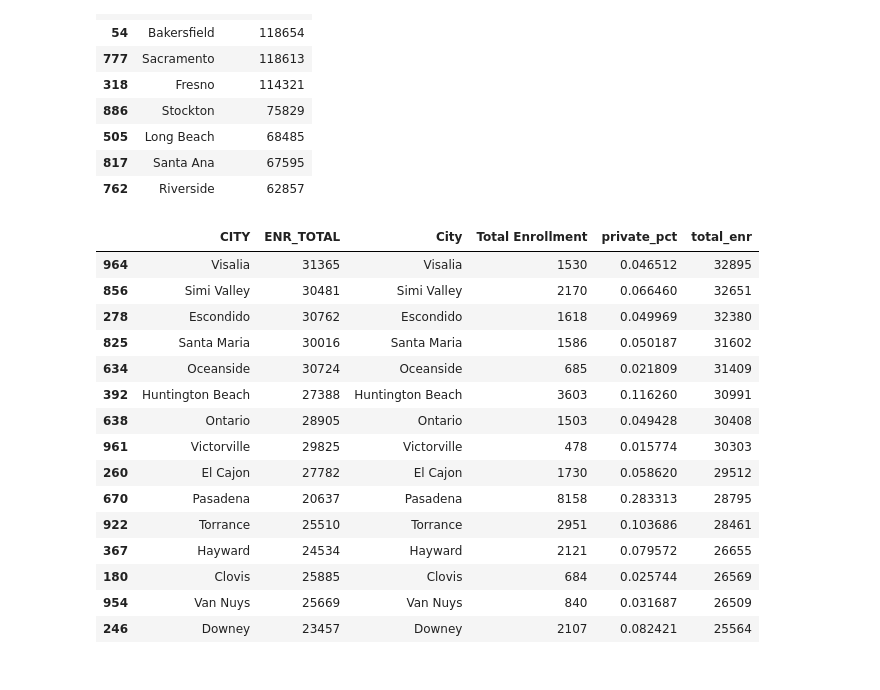
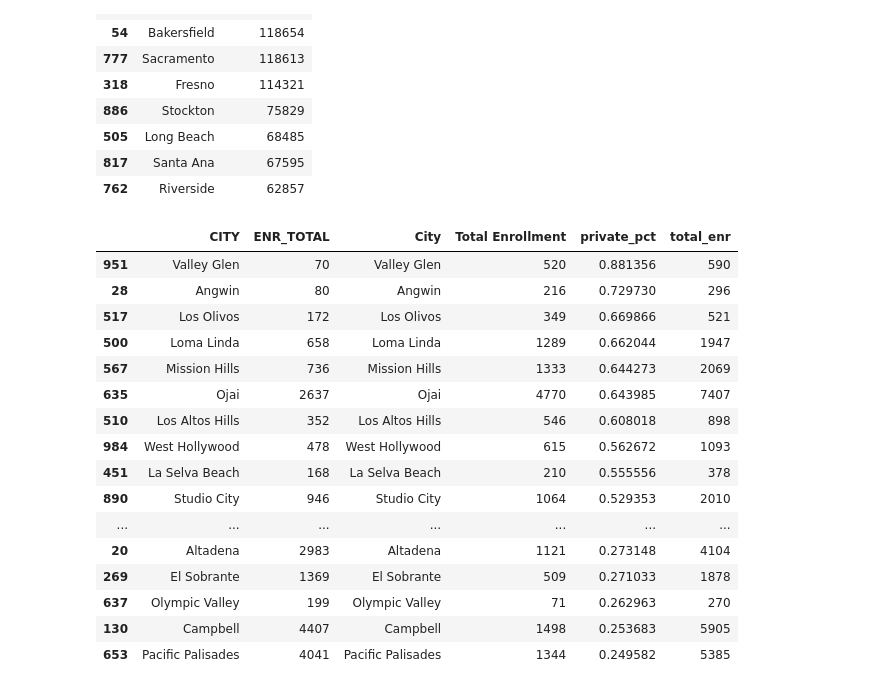
Before and after one commit to jmahabal/pasadena, a Jupyter notebook: Pasadena.ipynb, the cells around one changed output. Drawn from its saved outputs; the diff is of its cells as text; code cells hidden in the pictures.

```diff
--- a/Pasadena.ipynb
+++ b/Pasadena.ipynb
@@ -126,27 +186,28 @@ publicschools_enr_cities.sort_values("ENR_TOTAL", ascending=False)[:10]
 # %%
 combined_enr_schools = pd.merge(publicschools_enr_cities, privateschools_enr_cities, how='outer', left_on="CITY", right_on="City")
 
 def calculate_percentage_private(row):
     # return percentage private enrollment over total enrollment
     return row["Total Enrollment"] / (row["Total Enrollment"] + row["ENR_TOTAL"])
 
 combined_enr_schools["private_pct"] = combined_enr_schools.apply(lambda x: calculate_percentage_private(x), axis=1)
 combined_enr_schools["total_enr"] = combined_enr_schools.apply(lambda x: x["ENR_TOTAL"] + x["Total Enrollment"], axis=1)
-combined_enr_schools.sort_values("total_enr", ascending=False)[30:45]
+combined_enr_schools.sort_values("private_pct", ascending=False)[:50]
 # %% [output]
 |  | CITY | ENR_TOTAL | City | Total Enrollment | private_pct | total_enr |
-| 964 | Visalia | 31365 | Visalia | 1530 | 0.046512 | 32895 |
-| 856 | Simi Valley | 30481 | Simi Valley | 2170 | 0.066460 | 32651 |
-| 278 | Escondido | 30762 | Escondido | 1618 | 0.049969 | 32380 |
-| 825 | Santa Maria | 30016 | Santa Maria | 1586 | 0.050187 | 31602 |
-| 634 | Oceanside | 30724 | Oceanside | 685 | 0.021809 | 31409 |
-| 392 | Huntington Beach | 27388 | Huntington Beach | 3603 | 0.116260 | 30991 |
-| 638 | Ontario | 28905 | Ontario | 1503 | 0.049428 | 30408 |
-| 961 | Victorville | 29825 | Victorville | 478 | 0.015774 | 30303 |
-| 260 | El Cajon | 27782 | El Cajon | 1730 | 0.058620 | 29512 |
-| 670 | Pasadena | 20637 | Pasadena | 8158 | 0.283313 | 28795 |
-| 922 | Torrance | 25510 | Torrance | 2951 | 0.103686 | 28461 |
-| 367 | Hayward | 24534 | Hayward | 2121 | 0.079572 | 26655 |
-| 180 | Clovis | 25885 | Clovis | 684 | 0.025744 | 26569 |
-| 954 | Van Nuys | 25669 | Van Nuys | 840 | 0.031687 | 26509 |
-| 246 | Downey | 23457 | Downey | 2107 | 0.082421 | 25564 |
+| 951 | Valley Glen | 70 | Valley Glen | 520 | 0.881356 | 590 |
+| 28 | Angwin | 80 | Angwin | 216 | 0.729730 | 296 |
+| 517 | Los Olivos | 172 | Los Olivos | 349 | 0.669866 | 521 |
+| 500 | Loma Linda | 658 | Loma Linda | 1289 | 0.662044 | 1947 |
+| 567 | Mission Hills | 736 | Mission Hills | 1333 | 0.644273 | 2069 |
+| 635 | Ojai | 2637 | Ojai | 4770 | 0.643985 | 7407 |
+| 510 | Los Altos Hills | 352 | Los Altos Hills | 546 | 0.608018 | 898 |
+| 984 | West Hollywood | 478 | West Hollywood | 615 | 0.562672 | 1093 |
+| 451 | La Selva Beach | 168 | La Selva Beach | 210 | 0.555556 | 378 |
+| 890 | Studio City | 946 | Studio City | 1064 | 0.529353 | 2010 |
+| ... | ... | ... | ... | ... | ... | ... |
+| 20 | Altadena | 2983 | Altadena | 1121 | 0.273148 | 4104 |
+| 269 | El Sobrante | 1369 | El Sobrante | 509 | 0.271033 | 1878 |
+| 637 | Olympic Valley | 199 | Olympic Valley | 71 | 0.262963 | 270 |
+| 130 | Campbell | 4407 | Campbell | 1498 | 0.253683 | 5905 |
+| 653 | Pacific Palisades | 4041 | Pacific Palisades | 1344 | 0.249582 | 5385 |
```
Also changed, not shown: parts of 13 cells of this notebook, 1 other file.
